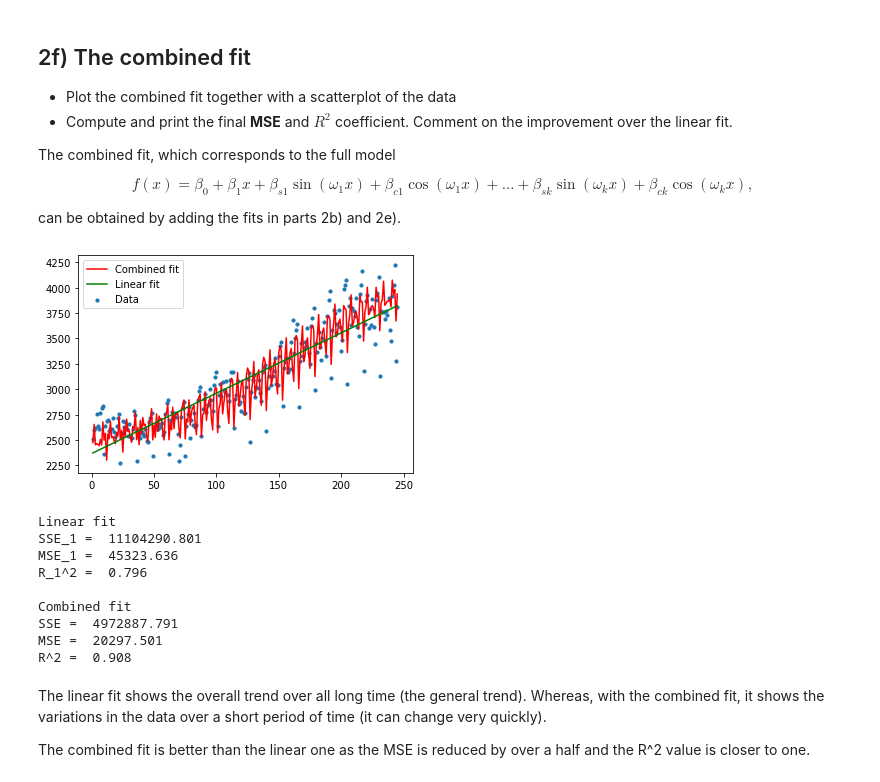
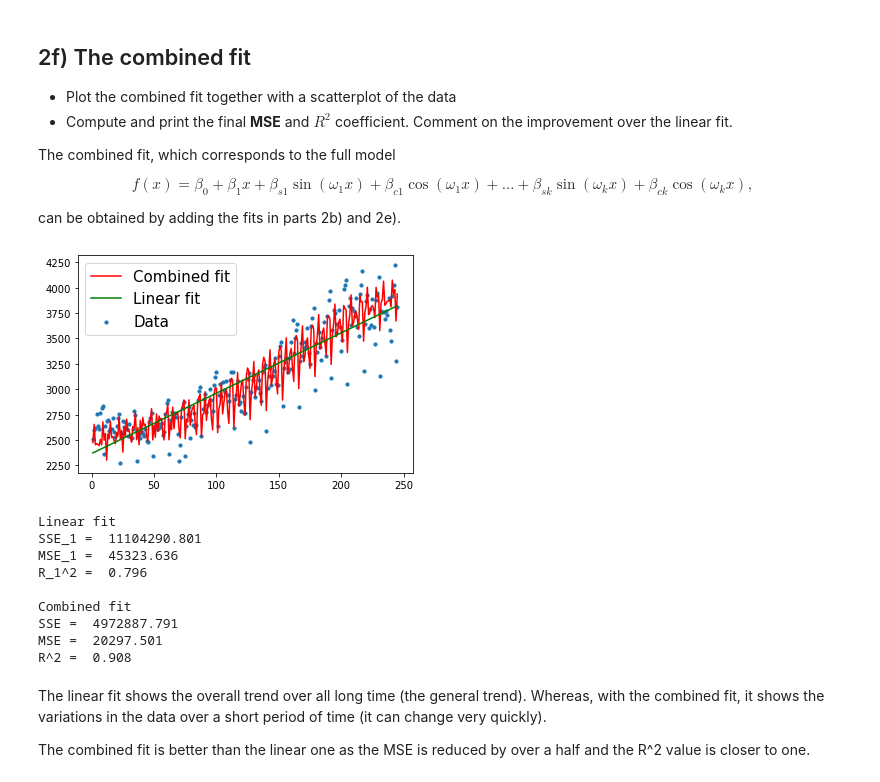
Before and after one commit to cmr67/IB-Data-Science, a Jupyter notebook: Exercises/03 Exercise Notebook 3.ipynb, the cells around one changed output. Drawn from its saved outputs; the diff is of its cells as text; code cells hidden in the pictures.

```diff
--- a/Exercises/03 Exercise Notebook 3.ipynb
+++ b/Exercises/03 Exercise Notebook 3.ipynb
@@ -239,30 +240,30 @@ can be obtained by adding the fits in parts 2b) and 2e).
 # %%
 # Your code here
 fit_sc = x_trans.dot(beta_sc) # Calcualting the fit and other values
 resid_fit = resid - fit_sc
 SSE_fit = np.linalg.norm(resid_fit) ** 2
 MSE_fit = SSE_fit / np.size(yvals)
 R2 = 1 - SSE_fit / SSE_0
 
 fit_comb = fit_lin + fit_sc # The fit of the combined is the some of the other fits
 
 plt.scatter(xvals, yvals, s=10, label = 'Data') # Plotting scatter and fits to see how they compare
 plt.plot(xvals, fit_comb, 'r', label = 'Combined fit')
 plt.plot(xvals, fit_lin, 'g', label = 'Linear fit')
-plt.legend()
+plt.legend(fontsize = 15)
 plt.show()
 
 print('Linear fit') # Printing the values optained from the linear fit to compare to the combined fit
 print('SSE_1 = ', np.round(SSE_1, 3))
 print('MSE_1 = ', np.round(MSE_1, 3))
 print('R_1^2 = ', np.round(R_1, 3))
 print('')
 print('Combined fit') # Printing the values of the combined fit
 print('SSE = ', np.round(SSE_fit, 3))
 print('MSE = ', np.round(MSE_fit, 3))
 print('R^2 = ', np.round(R2, 3))
 # %% [output]
-[figure, old version]
+[figure, new version]
 Linear fit
 SSE_1 =  11104290.801
 MSE_1 =  45323.636
```
Also changed, not shown: parts of 2 cells of this notebook.
